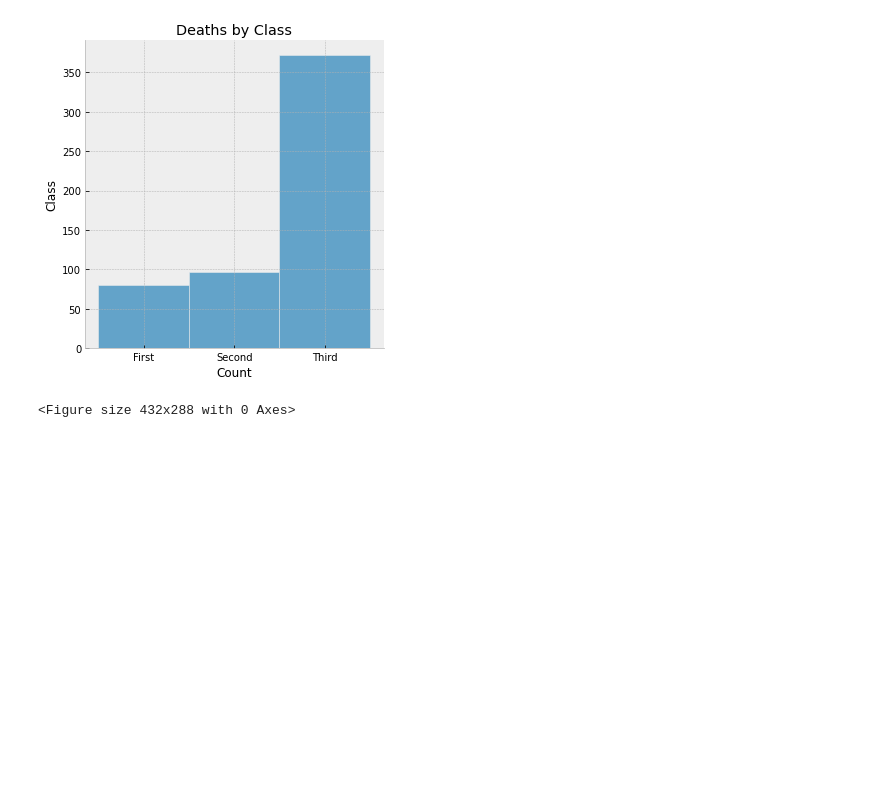
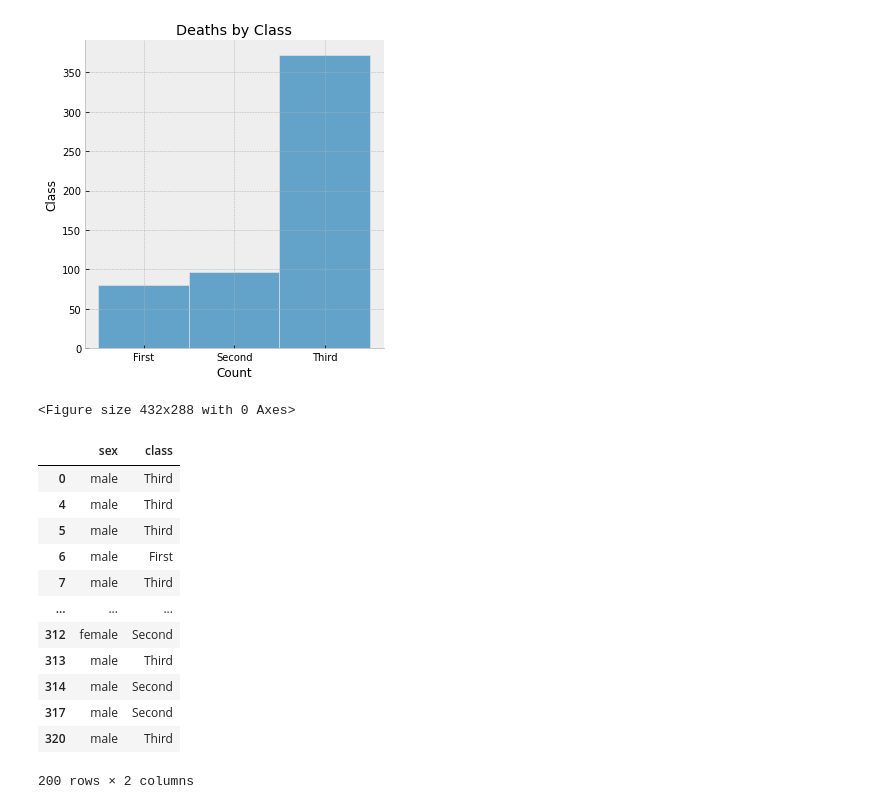
Before and after one commit to gabrielmazzitelli86/Titanic, a Jupyter notebook: titanic.ipynb, the cells around one changed output. Drawn from its saved outputs; the diff is of its cells as text; code cells hidden in the pictures; blank space fills up the shorter version.

```diff
--- a/titanic.ipynb
+++ b/titanic.ipynb
@@ -32,4 +32,21 @@ plt.figure();
 # %% [output]
 [figure]
 <Figure size 432x288 with 0 Axes>
+# %%
+df_titanic_deaths_by_class=df_titanic_deaths[['sex', 'class']]
+df_titanic_deaths_by_class.head(200)
+# %% [output]
+|  | sex | class |
+| 0 | male | Third |
+| 4 | male | Third |
+| 5 | male | Third |
+| 6 | male | First |
+| 7 | male | Third |
+| ... | ... | ... |
+| 312 | female | Second |
+| 313 | male | Third |
+| 314 | male | Second |
+| 317 | male | Second |
+| 320 | male | Third |
+200 rows × 2 columns
 # %%
```
Also changed, not shown: parts of 2 cells of this notebook.
